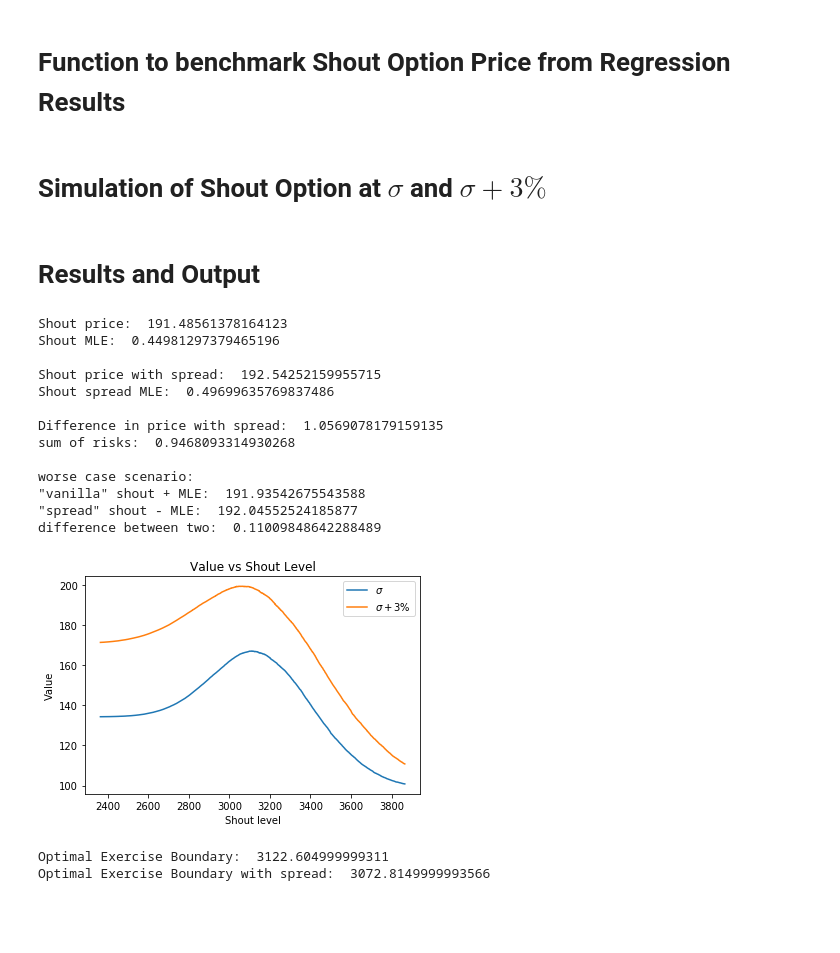
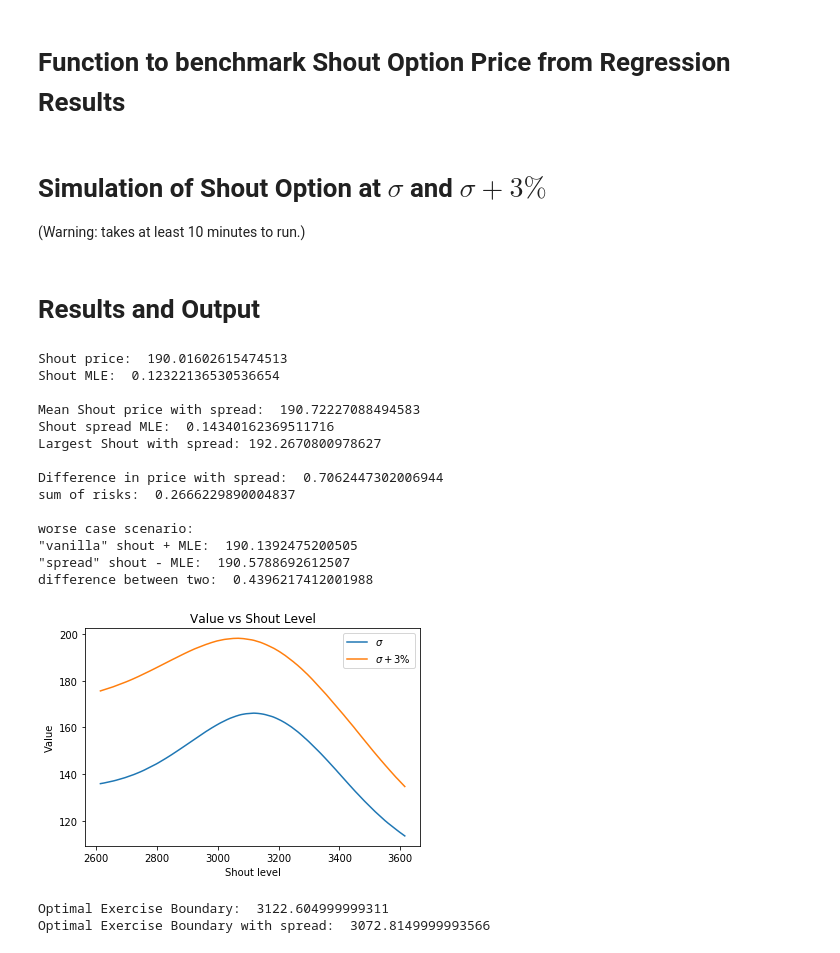
Before and after one commit to kenneth1221/ShoutOption, a Jupyter notebook: Main_Notebook.ipynb, the cells around one changed output. Drawn from its saved outputs; the diff is of its cells as text; code cells hidden in the pictures; blank space fills up the shorter version.

```diff
--- a/Main_Notebook.ipynb
+++ b/Main_Notebook.ipynb
@@ -31,7 +31,8 @@ def euro_vanilla_call(S, K, T, r, d, sigma):
     #r: interest rate
     #sigma: volatility of underlying asset
     d1 = (np.log(S / K) + (r - d + 0.5 * sigma ** 2) * T) / (sigma * np.sqrt(T))
-    d2 = (np.log(S / K) + (r - d - 0.5 * sigma ** 2) * T) / (sigma * np.sqrt(T))
+#     d2 = (np.log(S / K) + (r - d - 0.5 * sigma ** 2) * T) / (sigma * np.sqrt(T))
+    d2 = d1 - sigma*np.sqrt(T)
     call = (S * si.norm.cdf(d1, 0.0, 1.0) - K * np.exp(-(r-d) * T) * si.norm.cdf(d2, 0.0, 1.0))
 
     return call
@@ -273,11 +289,12 @@ def scaled_eurocall(bsprice, alpha, beta):
 # 3. Wrapper Function for Simulating and Regression on a Shout Option
 # %%
 placekey = 5
+# K = 3150
 k = Ks[placekey]
 K = k
-minrange = round((S+K)/2 -750)
-maxrange = round((S+K)/2 +750)
-step = .1
+minrange = round((S+K)/2 -500)
+maxrange = round((S+K)/2 +500)
+step = .25
 steprange = np.arange(minrange, maxrange, step)
 
 def estimate_prices(k, sigma_):
@@ -330,6 +347,7 @@ def estimate_prices(k, sigma_):
 #         #this is necessary for best q level
 #         strikes.append(i)
 
+    # this is everything in that for loop but put in parallel.
     basepay = np.mean(MatrixTriggerPayoff(steprange, F, Shalf, S1), axis = 0)*np.exp(-r*T)
 #     payoffs = basepay - simeurcall + bseurcall #     attempted control variate implementation
     payoffs = basepay
@@ -346,7 +364,7 @@ def estimate_prices(k, sigma_):
     trigger = TriggerPayoff(bestq,F, Shalf, S1)
 
     Xs = np.hstack((HalfYearCall(Shalf), TwoPeriodEuroCall(S1)))
-    STDs = Xs.var(axis = 0)
+#     STDs = Xs.var(axis = 0)
 
     regressor = sm.GLS(trigger, add_constant(Xs))
     model = regressor.fit()
@@ -381,6 +399,7 @@ def benchmark_prices(reg_results):
     return benchmarkedprices
 # %% [markdown]
 # Simulation of Shout Option at $\sigma$ and $\sigma + 3\%$
+(Warning: takes at least 10 minutes to run.)
 # %%
 #k = 3120
 # referential equivalent for k = 3120:
@@ -401,7 +420,7 @@ values_spread = []
 optimalqs_spread = []
 regression_results_spread = []
 payofflist_spread = []
-
+spreadyvol = yearlyvol +.03
 for j in range(100):
     # if, at time of submission, the range is 1, that's because I was in the process of reworking this to not be a for loop averaging over several monte carlo simulations
     # that's 1.slow 2.of dubious rigor.
@@ -419,7 +438,7 @@ for j in range(100):
     regression_results_base.append(rr)
     payofflist_base.append(ps)
 
-    v, q, rr, ps = estimate_prices(k, yearlyvol + .03)
+    v, q, rr, ps = estimate_prices(k, spreadvol)
     values_spread.append(v)
     optimalqs_spread.append(q)
     regression_results_spread.append(rr)
@@ -450,45 +469,47 @@ optimalqs_base = np.array(optimalqs_base)
 prices = np.array(benchmark_prices(regression_results_base))
 #values.mean(), values.std(), prices.mean(), prices.std(), optimalqs.mean(), optimalqs.std()
 
 stats_bm = (prices.mean(), prices.std())
 # stats_bm = (prices[0],regression_results_base[0])
 print('Shout price: ',stats_bm[0])
 print('Shout MLE: ', 2*stats_bm[1]/np.sqrt(len(payofflist_base)))
 
 spread_prices = np.array(benchmark_prices(regression_results_spread))
-stats_spread = (spread_prices.mean(), spread_prices.std())
+stats_spread = (spread_prices.mean(), spread_prices.std(), spread_prices.max())
 # stats_spread = (spread_prices[0],0)
 
 basemle = 2*stats_bm[1]/np.sqrt(len(payofflist_base))
 spreadmle = 2*stats_spread[1]/np.sqrt(len(payofflist_base))
 
 print('')
-print('Shout price with spread: ',stats_spread[0])
+print('Mean Shout price with spread: ',stats_spread[0])
 print('Shout spread MLE: ', 2*stats_spread[1]/np.sqrt(len(payofflist_spread)))
+print('Largest Shout with spread:', stats_spread[2])
 print('')
 
 print('Difference in price with spread: ',stats_spread[0]-stats_bm[0])
 print('sum of risks: ', 2*stats_spread[1]/np.sqrt(len(payofflist_spread)) + 2*stats_bm[1]/np.sqrt(len(payofflist_base)))
 print('')
 print('worse case scenario:')
 print('"vanilla" shout + MLE: ', stats_bm[0] + basemle)
 print('"spread" shout - MLE: ', stats_spread[0] - spreadmle)
 print('difference between two: ', stats_spread[0] - spreadmle - (stats_bm[0] + basemle))
 # %% [output]
-Shout price:  191.48561378164123
-Shout MLE:  0.44981297379465196
+Shout price:  190.01602615474513
+Shout MLE:  0.12322136530536654
 
-Shout price with spread:  192.54252159955715
-Shout spread MLE:  0.49699635769837486
+Mean Shout price with spread:  190.72227088494583
+Shout spread MLE:  0.14340162369511716
+Largest Shout with spread: 192.2670800978627
 
-Difference in price with spread:  1.0569078179159135
-sum of risks:  0.9468093314930268
+Difference in price with spread:  0.7062447302006944
+sum of risks:  0.2666229890004837
 
 worse case scenario:
-"vanilla" shout + MLE:  191.93542675543588
-"spread" shout - MLE:  192.04552524185877
-difference between two:  0.11009848642288489
+"vanilla" shout + MLE:  190.1392475200505
+"spread" shout - MLE:  190.5788692612507
+difference between two:  0.4396217412001988
-[figure, old version]
+[figure, new version]
 # %%
 print('Optimal Exercise Boundary: ',optimalqs_base.mean())
 
```
Also changed, not shown: parts of 4 cells of this notebook.
